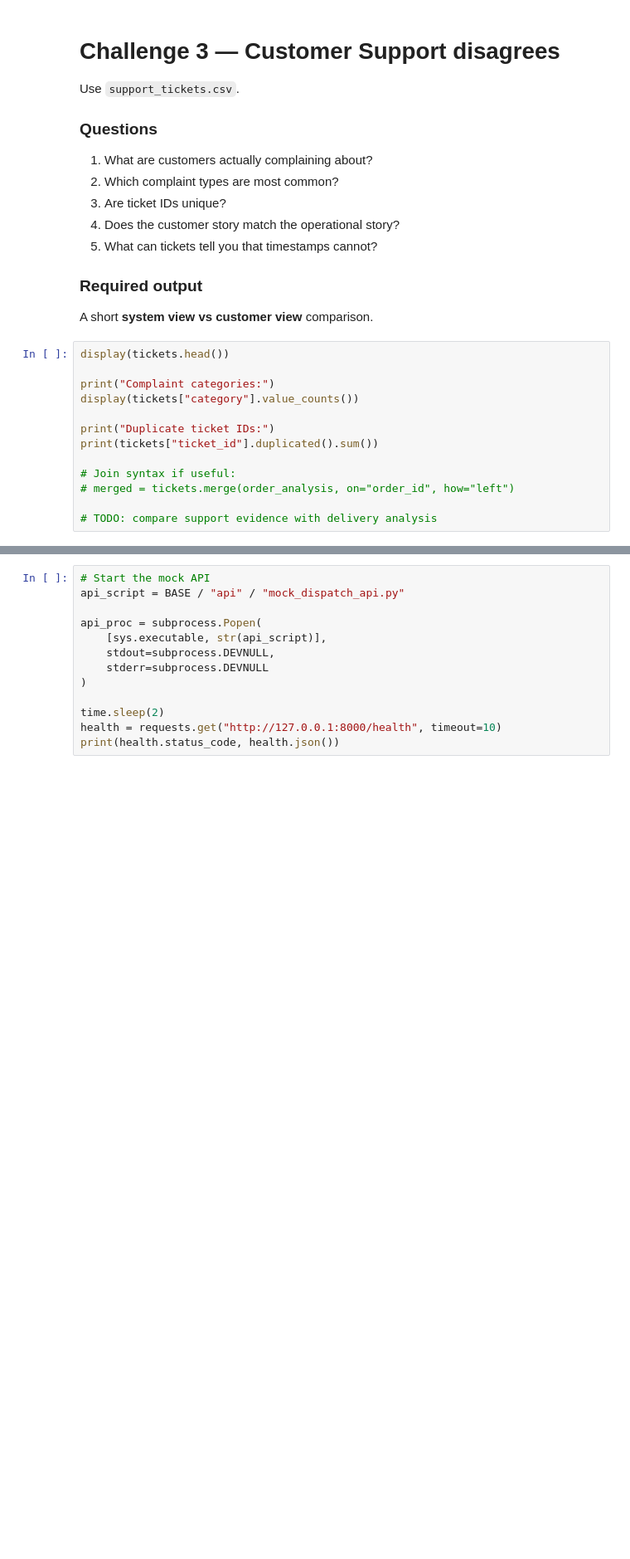
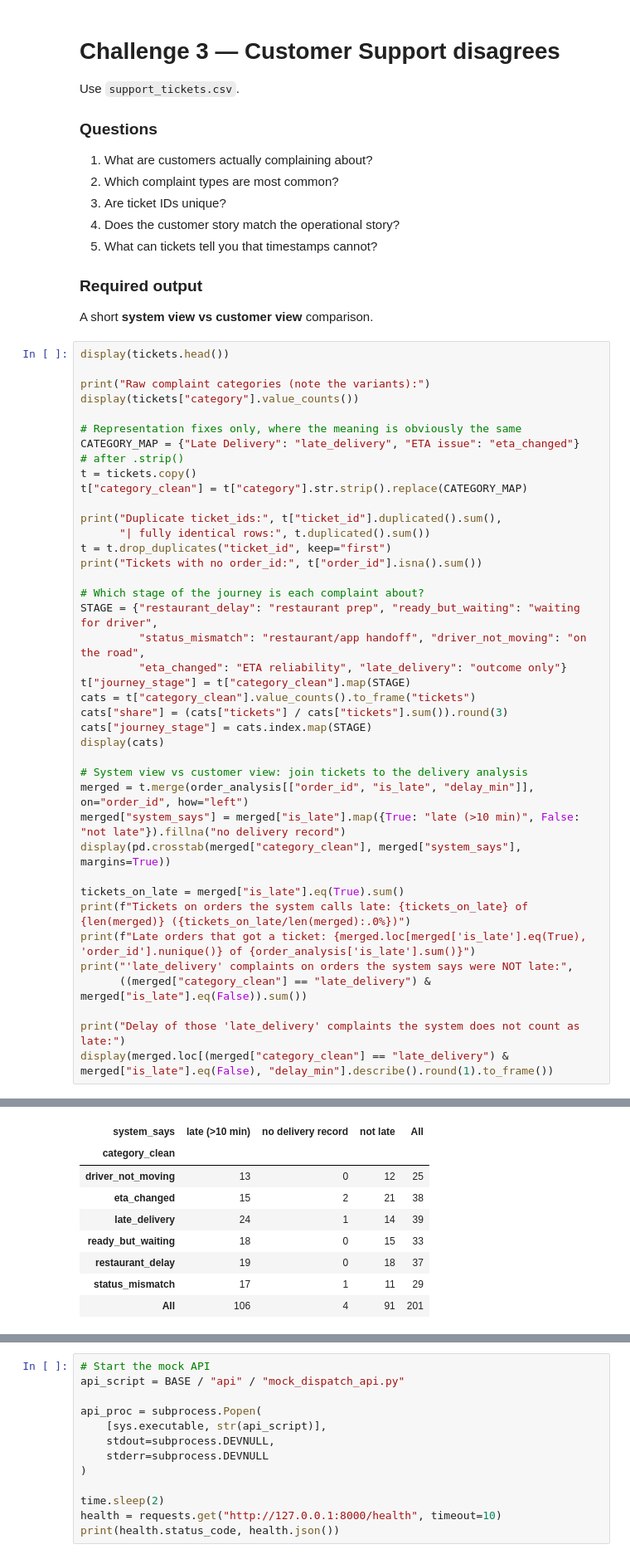
Before and after one commit to parthdagia05/divvyRebalancingWithMyIQ, a Jupyter notebook: flasheats-challenges/FlashEats_Class5_Student.ipynb, the cells around one changed output, grey strips where cells are left out. Shown at 83% size. Drawn from its saved outputs; the diff is of its cells as text; blank space fills up the shorter version.

Commit message:
Class 5 Challenge 3: compare the customer view in tickets with the system view

```diff
--- a/flasheats-challenges/FlashEats_Class5_Student.ipynb
+++ b/flasheats-challenges/FlashEats_Class5_Student.ipynb
@@ -438,16 +438,42 @@ A short **system view vs customer view** comparison.
 # %%
 display(tickets.head())
 
-print("Complaint categories:")
+print("Raw complaint categories (note the variants):")
 display(tickets["category"].value_counts())
 
-print("Duplicate ticket IDs:")
-print(tickets["ticket_id"].duplicated().sum())
+# Representation fixes only, where the meaning is obviously the same
+CATEGORY_MAP = {"Late Delivery": "late_delivery", "ETA issue": "eta_changed"}   # after .strip()
+t = tickets.copy()
+t["category_clean"] = t["category"].str.strip().replace(CATEGORY_MAP)
 
-# Join syntax if useful:
-# merged = tickets.merge(order_analysis, on="order_id", how="left")
+print("Duplicate ticket_ids:", t["ticket_id"].duplicated().sum(),
+      "| fully identical rows:", t.duplicated().sum())
+t = t.drop_duplicates("ticket_id", keep="first")
+print("Tickets with no order_id:", t["order_id"].isna().sum())
 
-# TODO: compare support evidence with delivery analysis
+# Which stage of the journey is each complaint about?
+STAGE = {"restaurant_delay": "restaurant prep", "ready_but_waiting": "waiting for driver",
+         "status_mismatch": "restaurant/app handoff", "driver_not_moving": "on the road",
+         "eta_changed": "ETA reliability", "late_delivery": "outcome only"}
+t["journey_stage"] = t["category_clean"].map(STAGE)
+cats = t["category_clean"].value_counts().to_frame("tickets")
+cats["share"] = (cats["tickets"] / cats["tickets"].sum()).round(3)
+cats["journey_stage"] = cats.index.map(STAGE)
+display(cats)
+
+# System view vs customer view: join tickets to the delivery analysis
+merged = t.merge(order_analysis[["order_id", "is_late", "delay_min"]], on="order_id", how="left")
+merged["system_says"] = merged["is_late"].map({True: "late (>10 min)", False: "not late"}).fillna("no delivery record")
+display(pd.crosstab(merged["category_clean"], merged["system_says"], margins=True))
+
+tickets_on_late = merged["is_late"].eq(True).sum()
+print(f"Tickets on orders the system calls late: {tickets_on_late} of {len(merged)} ({tickets_on_late/len(merged):.0%})")
+print(f"Late orders that got a ticket: {merged.loc[merged['is_late'].eq(True), 'order_id'].nunique()} of {order_analysis['is_late'].sum()}")
+print("'late_delivery' complaints on orders the system says were NOT late:",
+      ((merged["category_clean"] == "late_delivery") & merged["is_late"].eq(False)).sum())
+
+print("Delay of those 'late_delivery' complaints the system does not count as late:")
+display(merged.loc[(merged["category_clean"] == "late_delivery") & merged["is_late"].eq(False), "delay_min"].describe().round(1).to_frame())
 # %% [output]
 |  | ticket_id | order_id | created_at | category | customer_message |
 | 0 | T00001 | NaN | 2026-08-26T23:34:00 | late_delivery | My order is already past the prom... |
@@ -471,0 +506,9 @@ Duplicate ticket IDs:
+| system_says | late (>10 min) | no delivery record | not late | All |
+| category_clean |  |  |  |  |
+| driver_not_moving | 13 | 0 | 12 | 25 |
+| eta_changed | 15 | 2 | 21 | 38 |
+| late_delivery | 24 | 1 | 14 | 39 |
+| ready_but_waiting | 18 | 0 | 15 | 33 |
+| restaurant_delay | 19 | 0 | 18 | 37 |
+| status_mismatch | 17 | 1 | 11 | 29 |
+| All | 106 | 4 | 91 | 201 |
```
Also changed, not shown: parts of 2 cells of this notebook.
